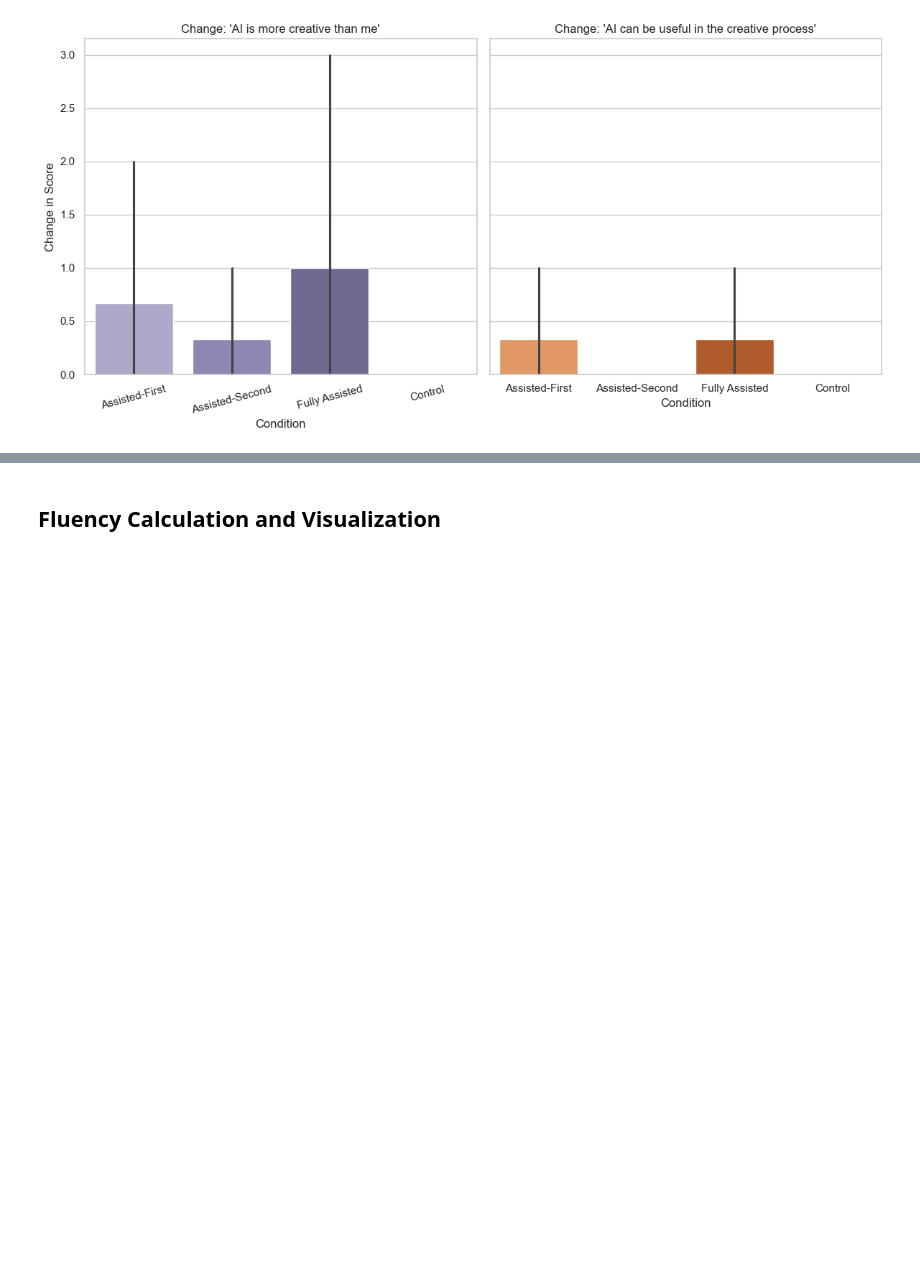
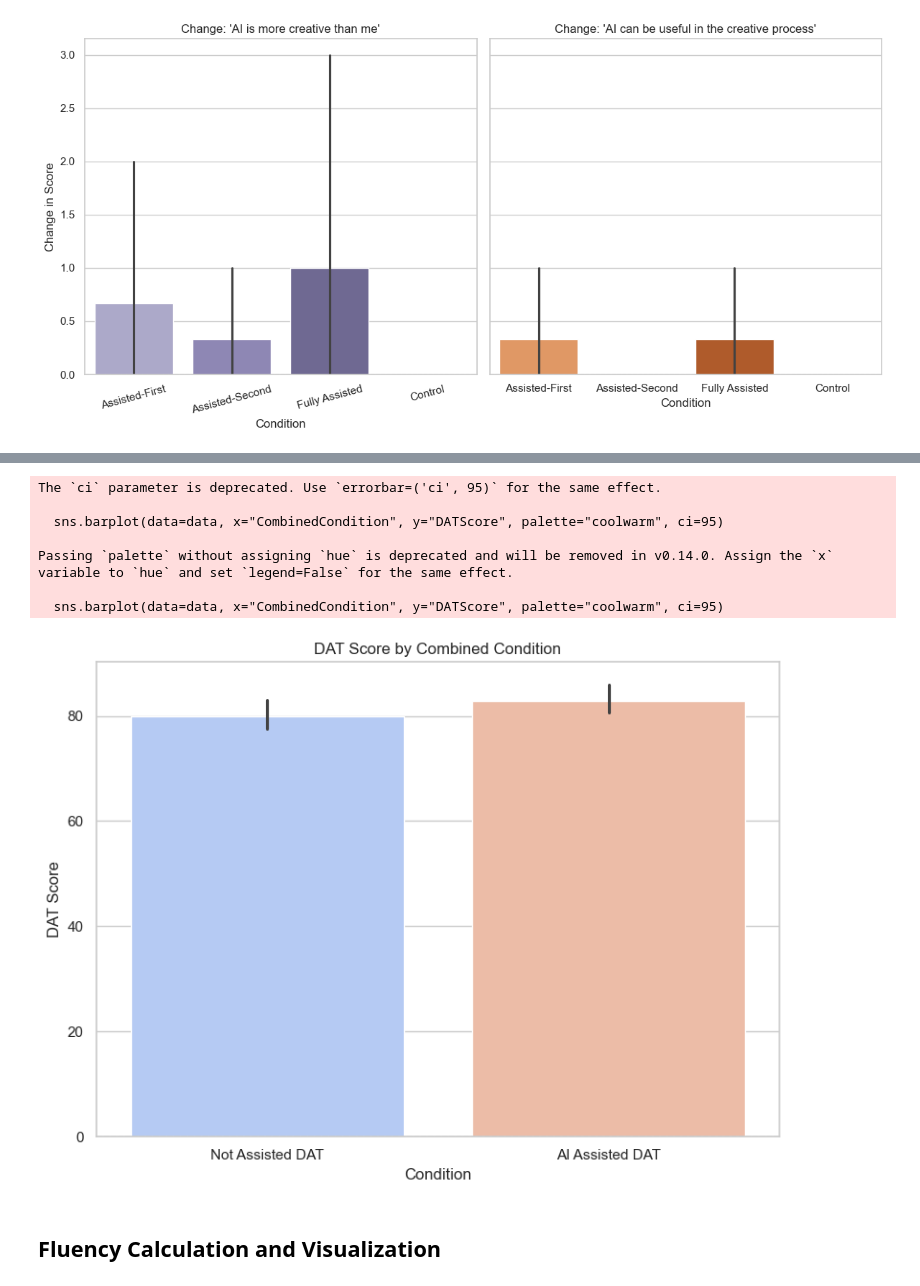
Before and after one commit to sachinallums/divergent-association-task, a Jupyter notebook: honors-analysis-notebook.ipynb, the cells around one changed output, grey strips where cells are left out. Cells and saved outputs as stored; diff of their text form; code cells hidden in the pictures; blank space fills up the shorter version.

```diff
--- a/honors-analysis-notebook.ipynb
+++ b/honors-analysis-notebook.ipynb
@@ -347,3 +374,39 @@ Passing `palette` without assigning `hue` is deprecated and will be removed in v
+# %%
+# Create a new combined condition column
+data['CombinedCondition'] = data['AssignedCondition'].replace({
+    'Fully Assisted': 'AI Assisted DAT',
+    'Assisted-Second': 'AI Assisted DAT',
+    'Assisted-First': 'Not Assisted DAT',
+    'Control': 'Not Assisted DAT'
+})
+
+# Plot
+sns.set(style="whitegrid")
+
+plt.figure(figsize=(8, 6))
+sns.barplot(data=data, x="CombinedCondition", y="DATScore", palette="coolwarm", ci=95)
+
+plt.title("DAT Score by Combined Condition")
+plt.xlabel("Condition")
+plt.ylabel("DAT Score")
+# plt.xticks(rotation=15)
+plt.axhline(0, color='gray', linestyle='--', linewidth=1)
+
+# Save the figure
+import os
+os.makedirs("plot-images", exist_ok=True)
+plt.tight_layout()
+plt.savefig("plot-images/divergent_association_test_binary_condition.png", dpi=300, bbox_inches='tight')
+plt.show()
+# %% [output]
+The `ci` parameter is deprecated. Use `errorbar=('ci', 95)` for the same effect.
+
+  sns.barplot(data=data, x="CombinedCondition", y="DATScore", palette="coolwarm", ci=95)
+
+Passing `palette` without assigning `hue` is deprecated and will be removed in v0.14.0. Assign the `x` variable to `hue` and set `legend=False` for the same effect.
+
+  sns.barplot(data=data, x="CombinedCondition", y="DATScore", palette="coolwarm", ci=95)
+[figure, added]
 # %% [markdown]
 ## Fluency Calculation and Visualization
 # %%
```
Also changed, not shown: parts of 20 cells of this notebook.
